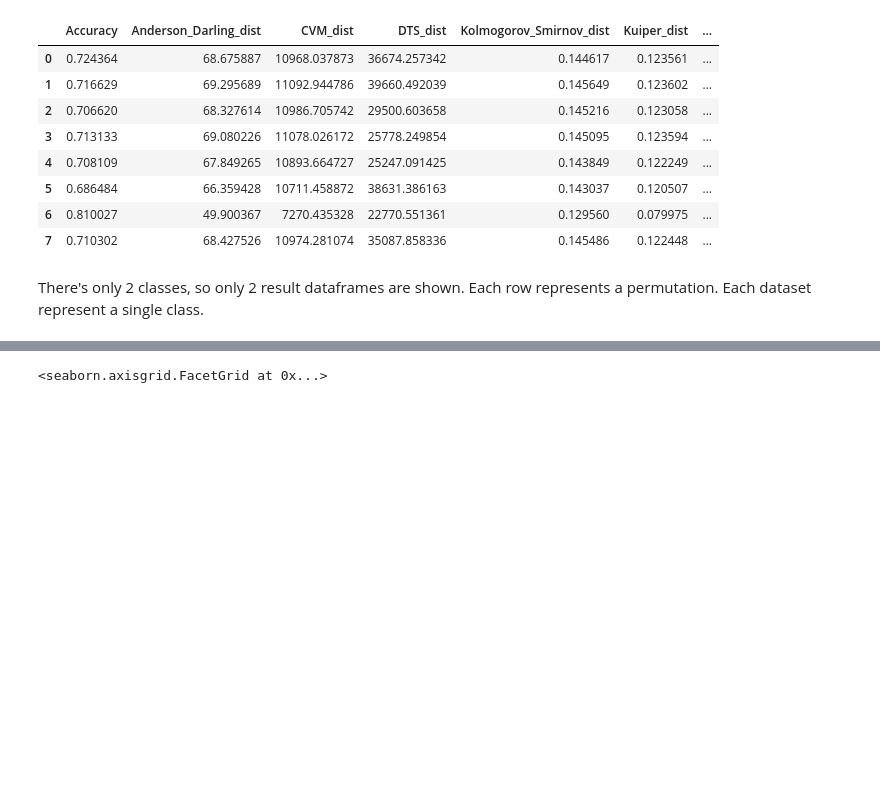
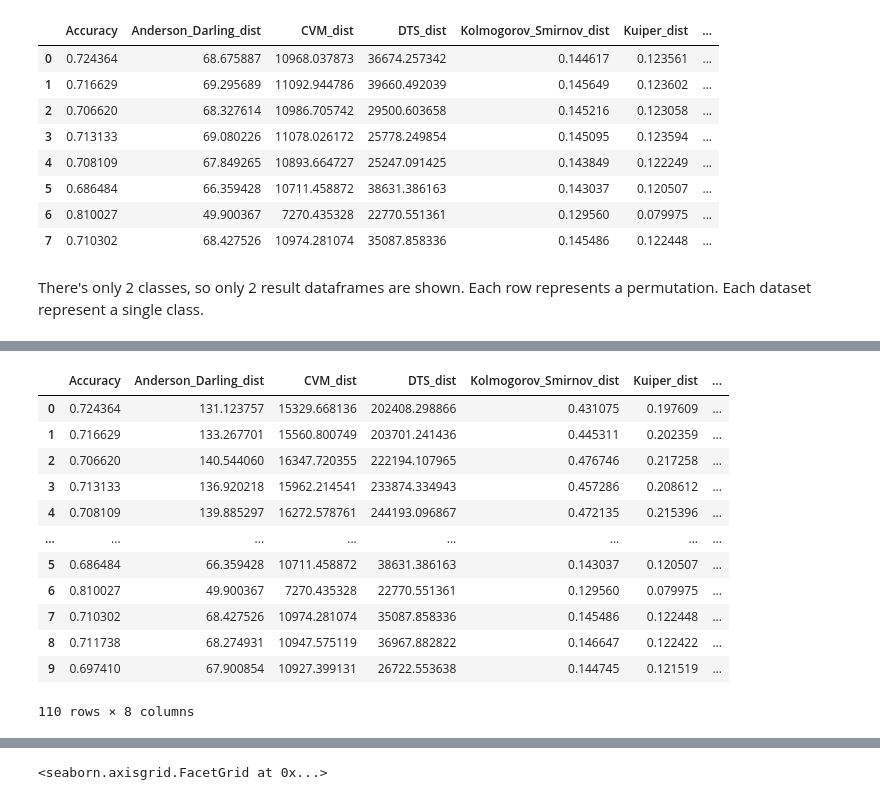
Before and after one commit to ISorokos/SafeML, a Jupyter notebook: Implementation_in_Python/CICIDS2017_Security_Data/Security_CICIDS2017_v1.ipynb, the cells around one changed output, grey strips where cells are left out. Drawn from its saved outputs; the diff is of its cells as text; code cells hidden in the pictures; blank space fills up the shorter version.

```diff
--- a/Implementation_in_Python/CICIDS2017_Security_Data/Security_CICIDS2017_v1.ipynb
+++ b/Implementation_in_Python/CICIDS2017_Security_Data/Security_CICIDS2017_v1.ipynb
@@ -258,3 +293,17 @@ def get_X_train_and_test_data_for_given_label(labels, label_index, pred_y, X_tra
+# %%
+# Using f-strings: https://www.journaldev.com/23642/python-concatenate-string-and-int
+def get_concatenated_results_holding_all_classes_results(number_of_classes, result_dataframes):
+    # Empty list to dynamically hold the dataframes which have been assigned a new dataset column
+    dataframes = []
+
+    # For each class/ label
+    for i in range(number_of_classes):
+        class_name = f'class{i}'
+        dataframes.append(result_dataframes[i].assign(dataset = class_name))
+
+    concatenated = pd.concat(dataframes)
+
+    return concatenated
 # %% [markdown]
 ## Useful environment variables
 # %%
@@ -1100,0 +1160,17 @@ A larger example relplot that is being used to visualise the results. See furthe
+# %%
+concatenated = get_concatenated_results_holding_all_classes_results(number_of_classes, result_dataframes)
+concatenated.head(110)
+# %% [output]
+|  | Accuracy | Anderson_Darling_dist | CVM_dist | DTS_dist | Kolmogorov_Smirnov_dist | Kuiper_dist | ... |
+| 0 | 0.724364 | 131.123757 | 15329.668136 | 202408.298866 | 0.431075 | 0.197609 | ... |
+| 1 | 0.716629 | 133.267701 | 15560.800749 | 203701.241436 | 0.445311 | 0.202359 | ... |
+| 2 | 0.706620 | 140.544060 | 16347.720355 | 222194.107965 | 0.476746 | 0.217258 | ... |
+| 3 | 0.713133 | 136.920218 | 15962.214541 | 233874.334943 | 0.457286 | 0.208612 | ... |
+| 4 | 0.708109 | 139.885297 | 16272.578761 | 244193.096867 | 0.472135 | 0.215396 | ... |
+| ... | ... | ... | ... | ... | ... | ... | ... |
+| 5 | 0.686484 | 66.359428 | 10711.458872 | 38631.386163 | 0.143037 | 0.120507 | ... |
+| 6 | 0.810027 | 49.900367 | 7270.435328 | 22770.551361 | 0.129560 | 0.079975 | ... |
+| 7 | 0.710302 | 68.427526 | 10974.281074 | 35087.858336 | 0.145486 | 0.122448 | ... |
+| 8 | 0.711738 | 68.274931 | 10947.575119 | 36967.882822 | 0.146647 | 0.122422 | ... |
+| 9 | 0.697410 | 67.900854 | 10927.399131 | 26722.553638 | 0.144745 | 0.121519 | ... |
+110 rows × 8 columns
```
Also changed, not shown: parts of 35 cells of this notebook.
